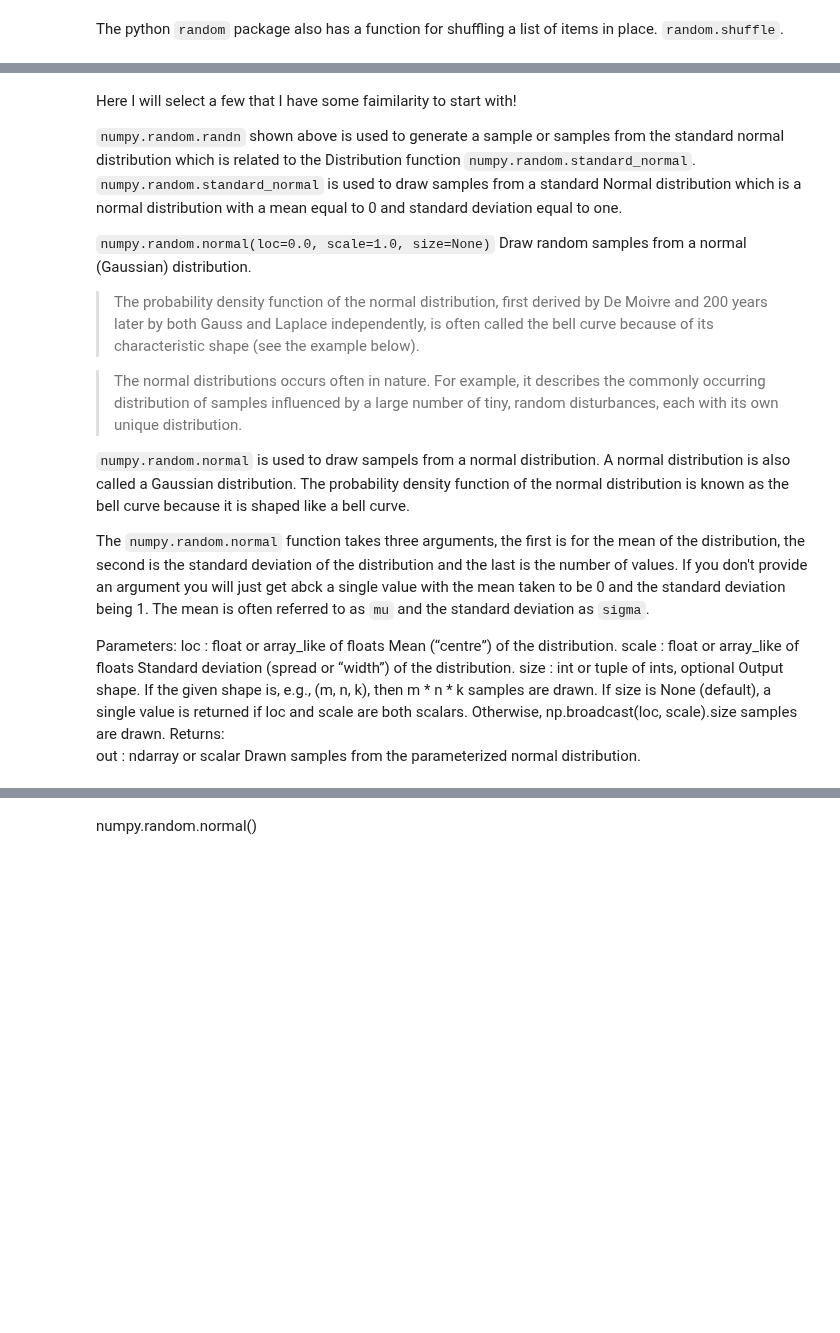
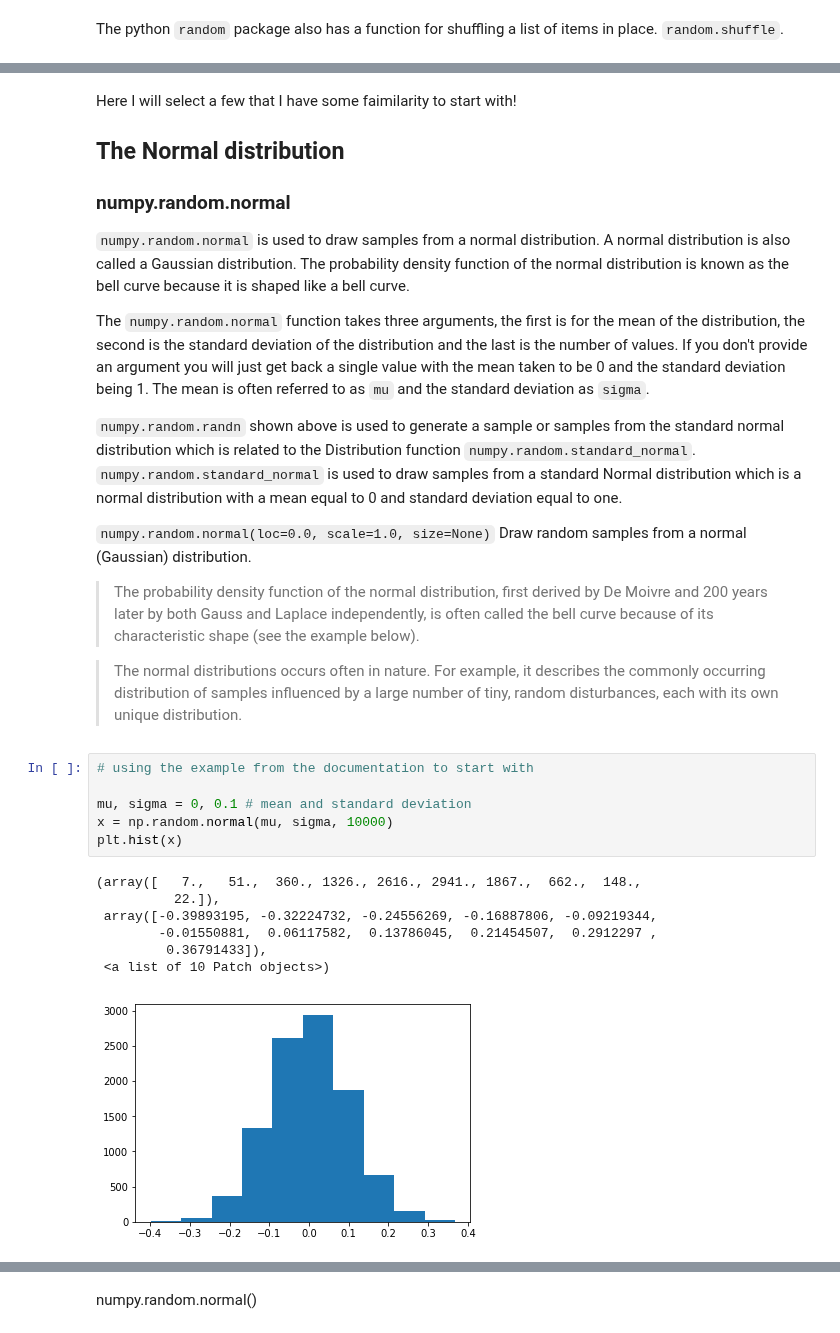
Before and after one commit to angela1C/Programming-for-Data-Analysis-numpy.random-project-2019, a Jupyter notebook: NumpyRandom.ipynb, the cells around one changed output, grey strips where cells are left out. Cells and saved outputs as stored; diff of their text form; blank space fills up the shorter version.

Commit message:
looking at distribution section, also added links to the different sections like a table of contents

```diff
--- a/NumpyRandom.ipynb
+++ b/NumpyRandom.ipynb
@@ -738,5 +811,13 @@ The python `random` package also has a function for shuffling a list of items in
 # %% [markdown]
 Here I will select a few that I have some faimilarity to start with!
+
+## The Normal distribution
+
+### numpy.random.normal
+`numpy.random.normal` is used to draw samples from a normal distribution. A normal distribution is also called a Gaussian distribution. The probability density function of the normal distribution is known as the bell curve because it is shaped like a bell curve.
+
+The `numpy.random.normal` function takes three arguments, the first is for the mean of the distribution, the second is the standard deviation of the distribution and the last is the number of values. If you don't provide an argument you will just get back a single value with the mean taken to be 0 and the standard deviation being 1.
+The mean is often referred to as `mu` and the standard deviation as `sigma`.
 
 `numpy.random.randn` shown above is used to generate a sample or samples from the standard normal distribution which is related to the Distribution function `numpy.random.standard_normal`.
 `numpy.random.standard_normal` is used to draw samples from a standard Normal distribution which is a normal distribution with a mean equal to 0 and standard deviation equal to one.
@@ -748,21 +829,17 @@ Draw random samples from a normal (Gaussian) distribution.
 >The probability density function of the normal distribution, first derived by De Moivre and 200 years later by both Gauss and Laplace independently, is often called the bell curve because of its characteristic shape (see the example below).
 
 >The normal distributions occurs often in nature. For example, it describes the commonly occurring distribution of samples influenced by a large number of tiny, random disturbances, each with its own unique distribution.
-
-
-`numpy.random.normal` is used to draw sampels from a normal distribution. A normal distribution is also called a Gaussian distribution. The probability density function of the normal distribution is known as the bell curve because it is shaped like a bell curve.
-
-The `numpy.random.normal` function takes three arguments, the first is for the mean of the distribution, the second is the standard deviation of the distribution and the last is the number of values. If you don't provide an argument you will just get abck a single value with the mean taken to be 0 and the standard deviation being 1.
-The mean is often referred to as `mu` and the standard deviation as `sigma`.
-
-
-Parameters:
-loc : float or array_like of floats
-Mean (“centre”) of the distribution.
-scale : float or array_like of floats
-Standard deviation (spread or “width”) of the distribution.
-size : int or tuple of ints, optional
-Output shape. If the given shape is, e.g., (m, n, k), then m * n * k samples are drawn. If size is None (default), a single value is returned if loc and scale are both scalars. Otherwise, np.broadcast(loc, scale).size samples are drawn.
-Returns:
-out : ndarray or scalar
-Drawn samples from the parameterized normal distribution.
+# %%
+# using the example from the documentation to start with
+
+mu, sigma = 0, 0.1 # mean and standard deviation
+x = np.random.normal(mu, sigma, 10000)
+plt.hist(x)
+# %% [output]
+(array([   7.,   51.,  360., 1326., 2616., 2941., 1867.,  662.,  148.,
+          22.]),
+ array([-0.39893195, -0.32224732, -0.24556269, -0.16887806, -0.09219344,
+        -0.01550881,  0.06117582,  0.13786045,  0.21454507,  0.2912297 ,
+         0.36791433]),
+ <a list of 10 Patch objects>)
+[figure, added]
```
Also changed, not shown: parts of 37 cells of this notebook.
